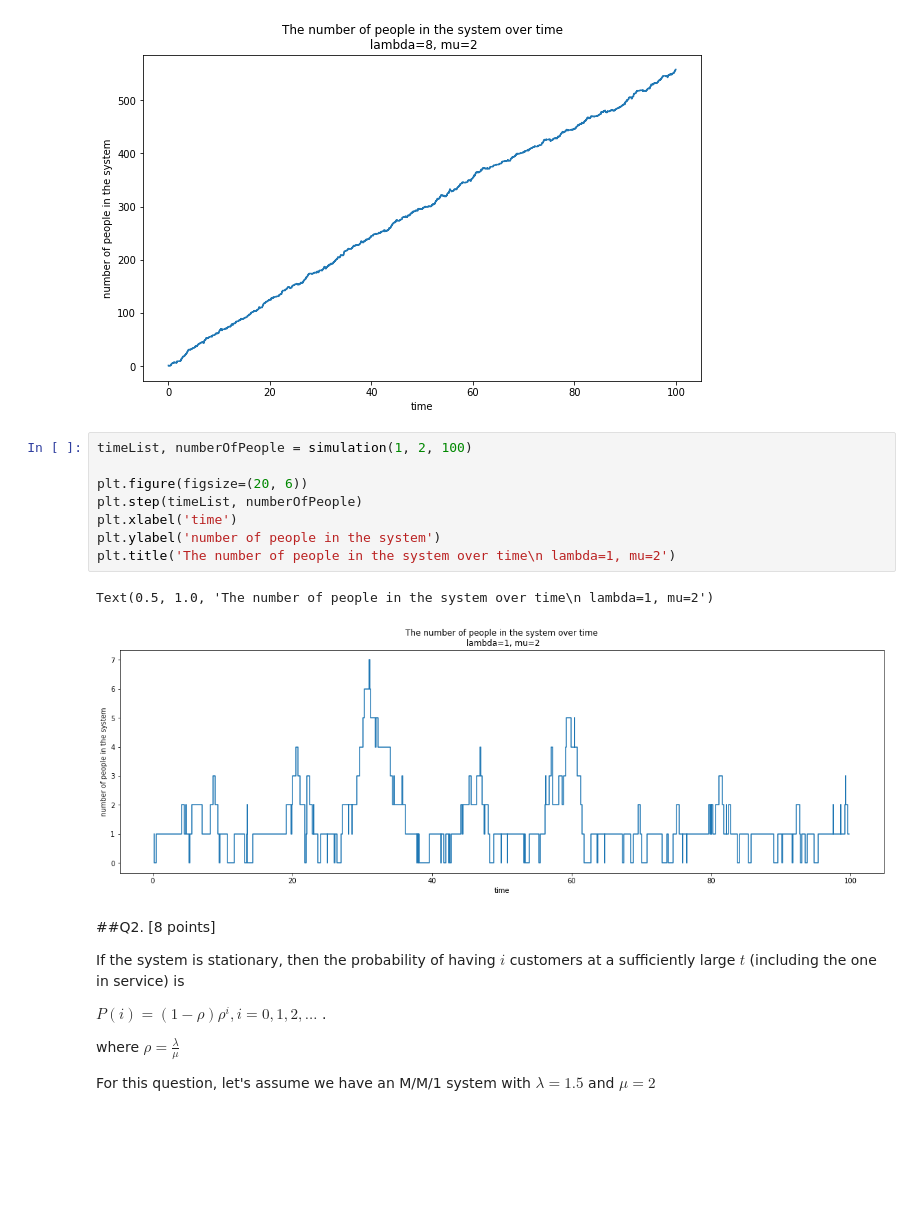
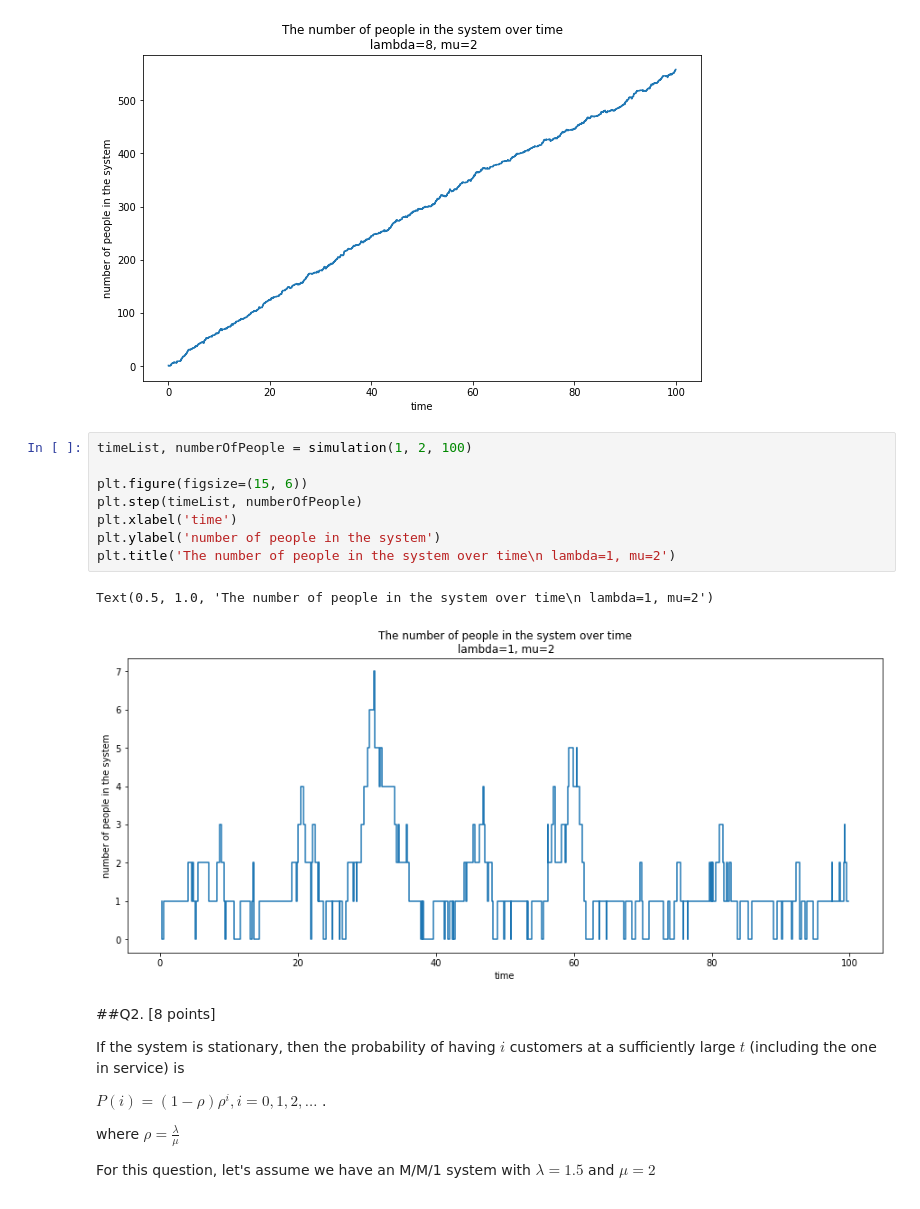
Before and after one commit to r50206v/E4404-Simulation, a Jupyter notebook: hw/Yi_Ping_Tseng_HW5_(IEOR_4404_Fall_2020).ipynb, the cells around one changed output. Saved outputs shown, nothing was run; the diff lists cells and outputs as text; blank space fills up the shorter version.

```diff
--- a/hw/Yi_Ping_Tseng_HW5_(IEOR_4404_Fall_2020).ipynb
+++ b/hw/Yi_Ping_Tseng_HW5_(IEOR_4404_Fall_2020).ipynb
@@ -102,14 +102,14 @@ Text(0.5, 1.0, 'The number of people in the system over time\n lambda=8, mu=2')
 # %%
 timeList, numberOfPeople = simulation(1, 2, 100)
 
-plt.figure(figsize=(20, 6))
+plt.figure(figsize=(15, 6))
 plt.step(timeList, numberOfPeople)
 plt.xlabel('time')
 plt.ylabel('number of people in the system')
 plt.title('The number of people in the system over time\n lambda=1, mu=2')
 # %% [output]
 Text(0.5, 1.0, 'The number of people in the system over time\n lambda=1, mu=2')
-[figure, old version]
+[figure, new version]
 # %% [markdown]
 ##Q2. [8 points]
 
```
Also changed, not shown: parts of 1 cell of this notebook.
